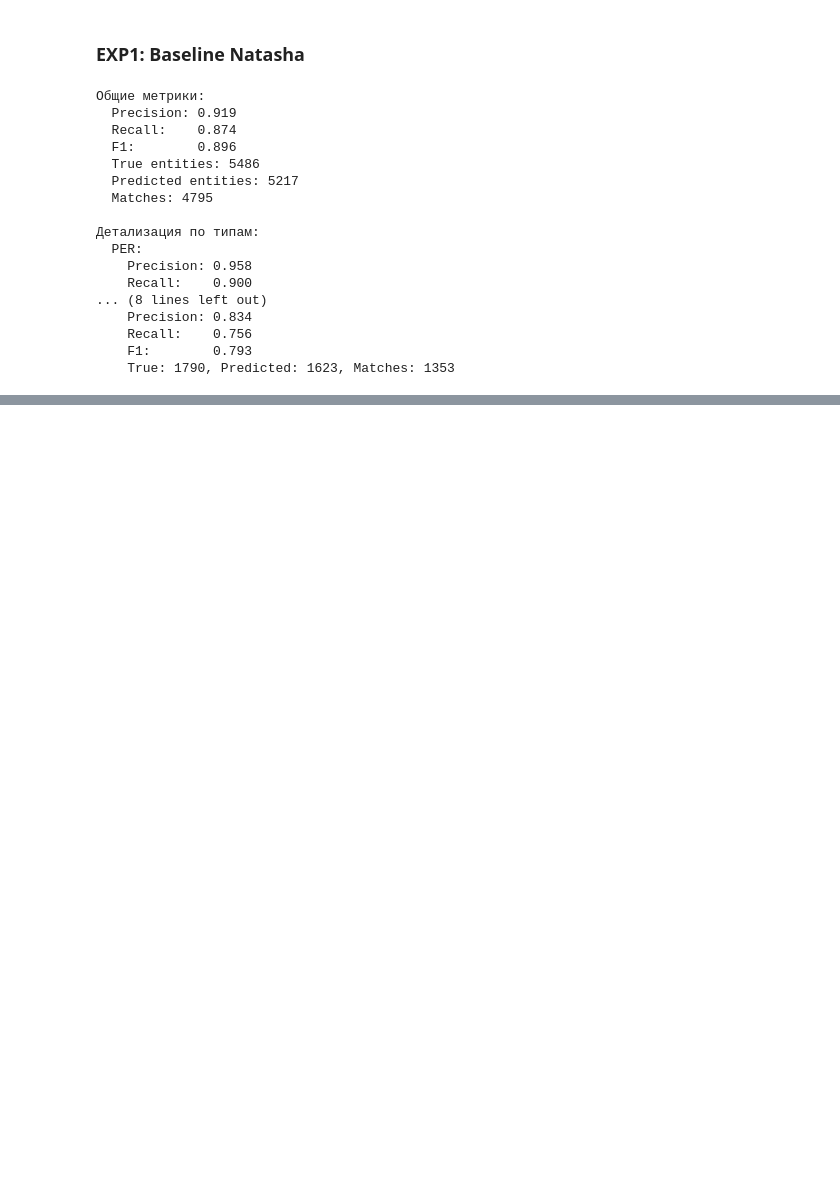
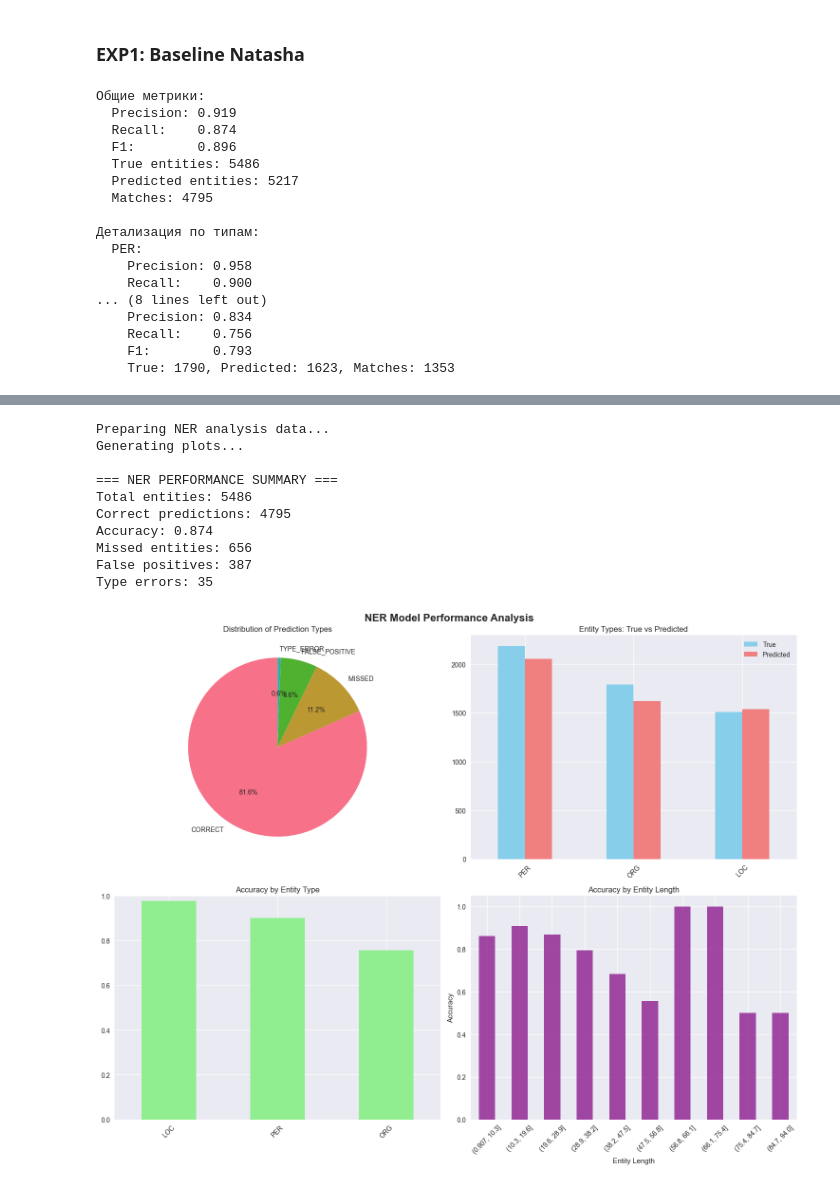
Before and after one commit to akon1te/hse-materials, a Jupyter notebook: lab1.ipynb, the cells around one changed output, grey strips where cells are left out. Cells and saved outputs as stored; diff of their text form; code cells hidden in the pictures; blank space fills up the shorter version.

```diff
--- a/lab1.ipynb
+++ b/lab1.ipynb
@@ -485,0 +490,14 @@ false_postitive_pairs
+# %%
+plots, analysis_df, error_df = generate_ner_report(results)
+# %% [output]
+Preparing NER analysis data...
+Generating plots...
+
+=== NER PERFORMANCE SUMMARY ===
+Total entities: 5486
+Correct predictions: 4795
+Accuracy: 0.874
+Missed entities: 656
+False positives: 387
+Type errors: 35
+[figure, added]
```
Also changed, not shown: parts of 11 cells of this notebook.
